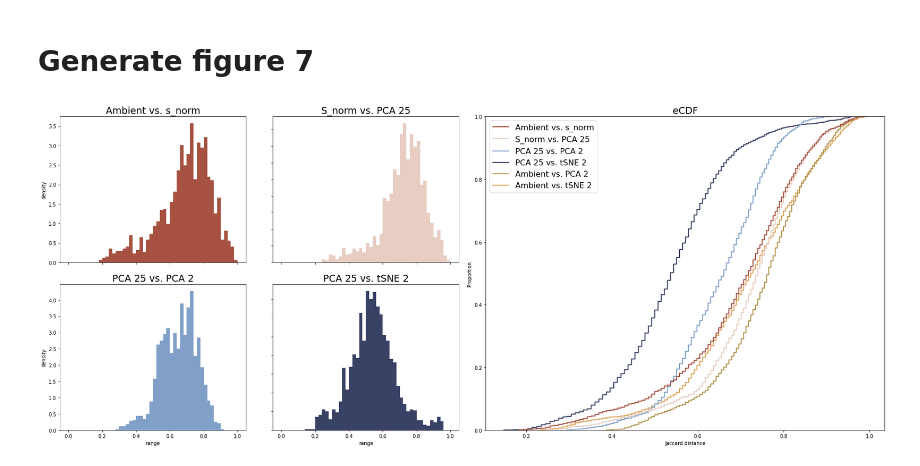
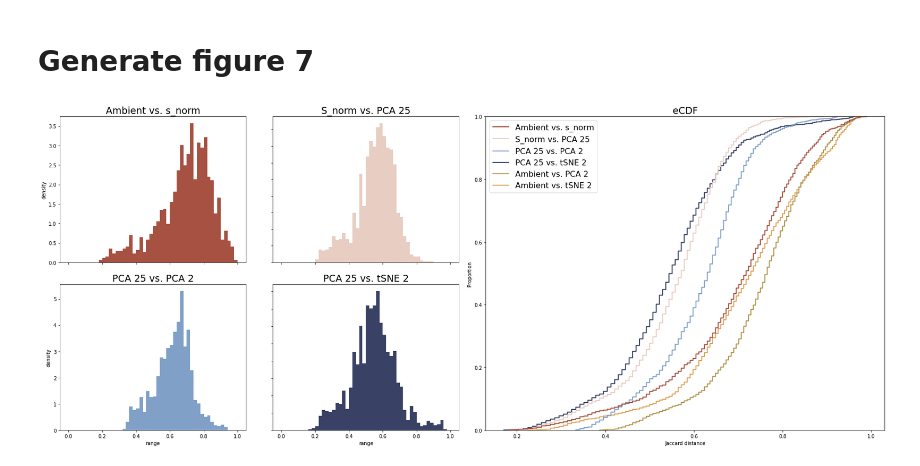
Before and after one commit to pachterlab/GFCP_2022, a Jupyter notebook: notebooks/embed_neighbors_jaccard_lme.ipynb, the cells around one changed output. Cells and saved outputs as stored; diff of their text form; code cells hidden in the pictures.

```diff
--- a/notebooks/embed_neighbors_jaccard_lme.ipynb
+++ b/notebooks/embed_neighbors_jaccard_lme.ipynb
@@ -51,43 +58,43 @@ fracs=[]
 labels=["Ambient vs. s_norm","S_norm vs. PCA "+str(n_pcs_for_tsne),
         "PCA "+str(n_pcs_for_tsne)+" vs. PCA 2","PCA "+str(n_pcs_for_tsne)+" vs. tSNE 2",
         "Ambient vs. PCA 2",'Ambient vs. tSNE 2']
-makeEmbeds(vlm, embeds="PCA", x_name="S")
+makeEmbeds(vlm, embeds="PCA", x_name="S_norm")
 
 ax0.set_title(labels[0])
 ax0.axes.xaxis.set_ticklabels([])
 ax0.set_ylabel("density")
 fracs.append(plotJaccard(vlm.S.T, vlm.S_norm.T, ax0, n_neigh=n_neigh, c=vermeer[0]))
 
 ax1.set_title(labels[1])
 ax1.axes.xaxis.set_ticklabels([])
 ax1.axes.yaxis.set_ticklabels([])
-fracs.append(plotJaccard(vlm.PCA[:,:n_pcs_for_tsne], vlm.S_norm.T, ax1, n_neigh=n_neigh, c=vermeer[1]))
+fracs.append(plotJaccard(vlm.pcs[:,:n_pcs_for_tsne], vlm.S_norm.T, ax1, n_neigh=n_neigh, c=vermeer[1]))
 
 ax2.set_title(labels[2])
 ax2.set_xlabel("range")
 ax2.set_ylabel("density")
 
-fracs.append(plotJaccard(vlm.PCA[:,:n_pcs_for_tsne],vlm.PCA[:,:2], ax2, n_neigh=n_neigh, c=vermeer[2]))
+fracs.append(plotJaccard(vlm.pcs[:,:n_pcs_for_tsne],vlm.pcs[:,:2], ax2, n_neigh=n_neigh, c=vermeer[2]))
 
 ax3.set_title(labels[3])
 ax3.set_xlabel("range")
 ax3.axes.yaxis.set_ticklabels([])
 makeEmbeds(vlm, embeds="tSNE", x_name="S_norm")
-fracs.append(plotJaccard(vlm.PCA[:,:n_pcs_for_tsne], vlm.ts, ax3, n_neigh=n_neigh, c=vermeer[3]))
+fracs.append(plotJaccard(vlm.pcs[:,:n_pcs_for_tsne], vlm.ts, ax3, n_neigh=n_neigh, c=vermeer[3]))
 
-fracs.append(getJaccard(vlm.S.T, vlm.PCA[:,:2], n_neigh=n_neigh))
+fracs.append(getJaccard(vlm.S.T, vlm.pcs[:,:2], n_neigh=n_neigh))
 fracs.append(getJaccard(vlm.S.T, vlm.ts, n_neigh=n_neigh))
 
 fracs_pd=pd.DataFrame(data=np.transpose(fracs),columns=labels)
 
 ax4.set_title("eCDF")
 ax4.set_xlabel("Jaccard distance")
 vermeer.pop(4)
 sn.ecdfplot(fracs_pd,ax=ax4,palette=vermeer[:6],linewidth=2)
 fig.tight_layout()
 fig.savefig('figure/embed_neighbors_jaccard_lme_raw.png',dpi=600)
 # %% [output]
-[figure, old version]
+[figure, new version]
 # %%
 t2 = time.time()
 print('Runtime: {:.2f} seconds.'.format(t2-t1))
```
Also changed, not shown: parts of 3 cells of this notebook.
